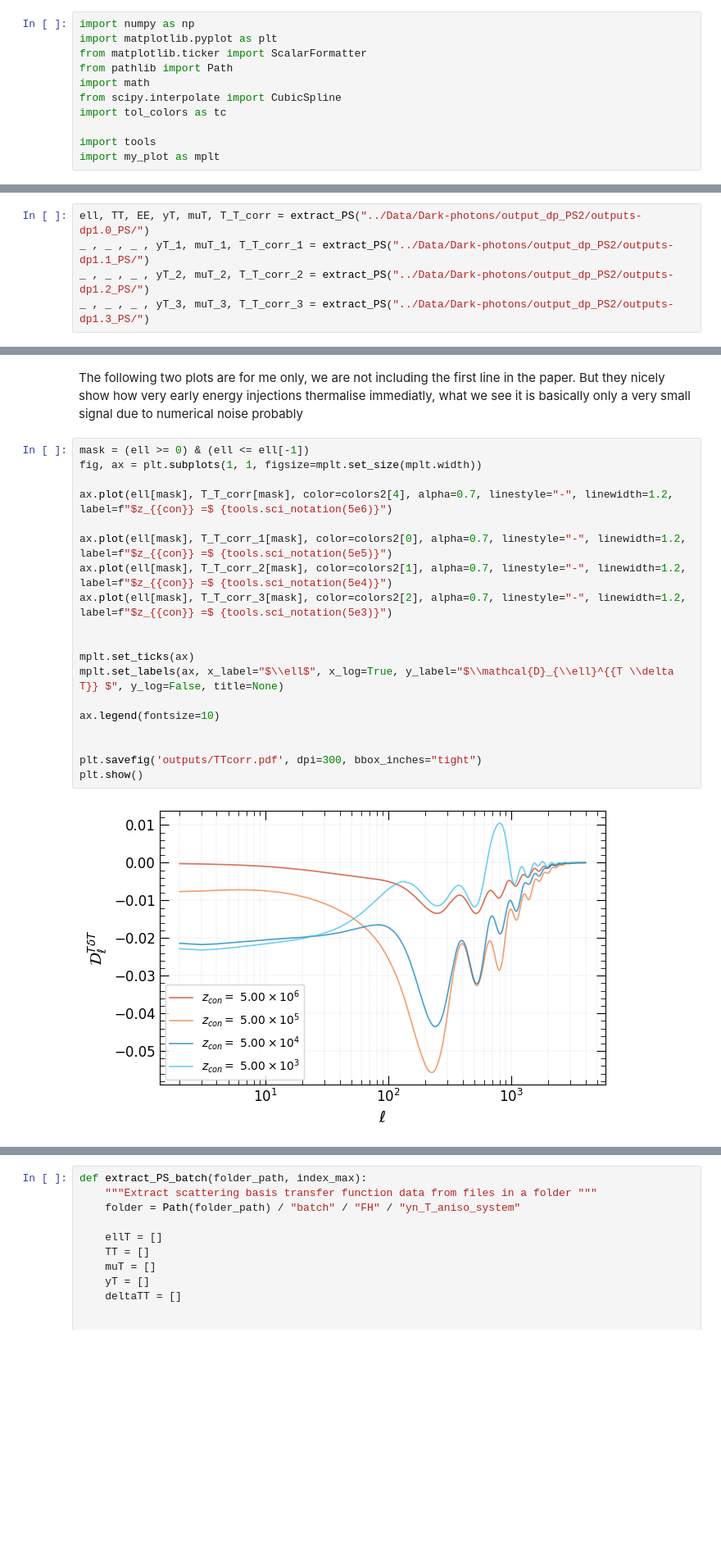
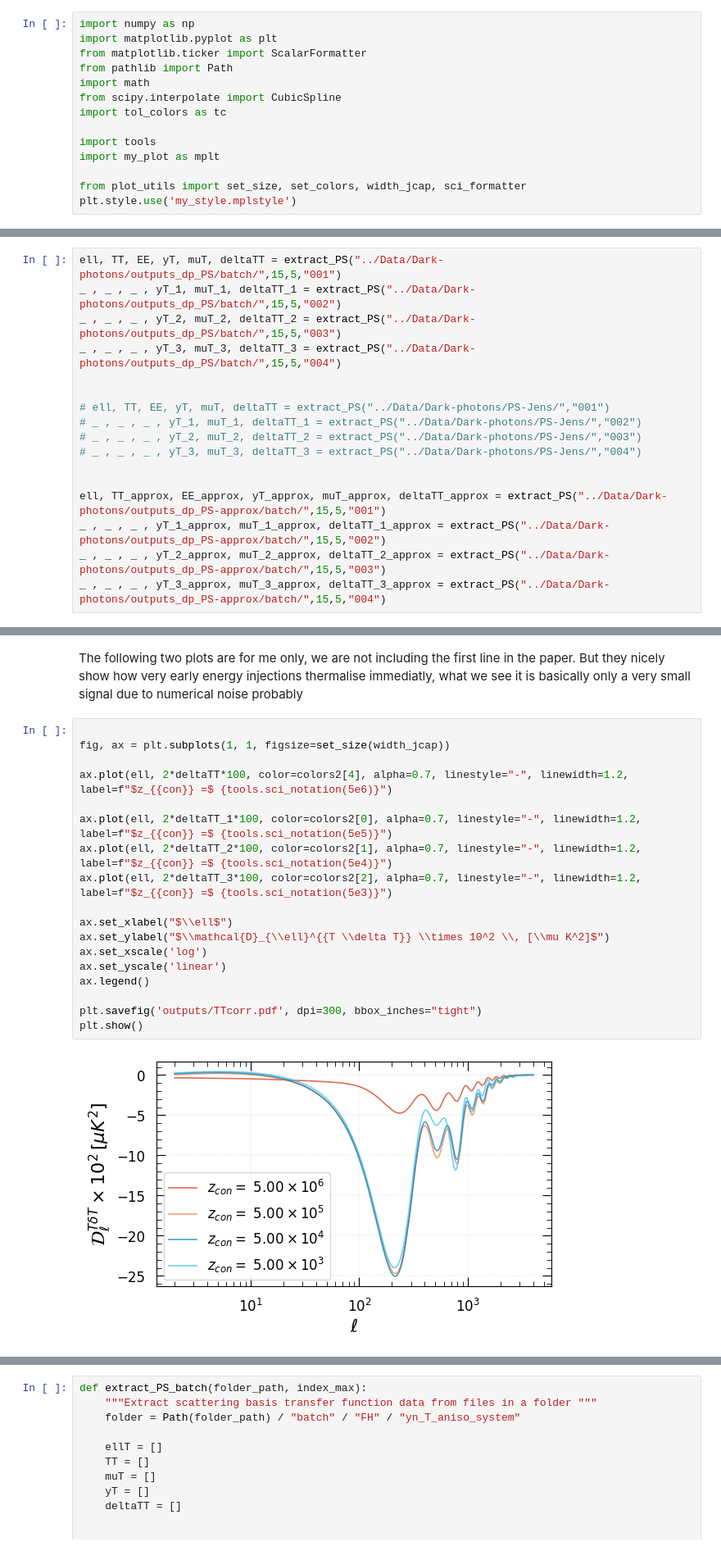
Before and after one commit to Sareva00/Photon_conversion, a Jupyter notebook: power_spectra.ipynb, the cells around one changed output, grey strips where cells are left out. Shown at 82% size. Saved outputs shown, nothing was run; the diff lists cells and outputs as text; blank space fills up the shorter version.

```diff
--- a/power_spectra.ipynb
+++ b/power_spectra.ipynb
@@ -9,5 +9,8 @@ import tol_colors as tc
 
 import tools
 import my_plot as mplt
+
+from plot_utils import set_size, set_colors, width_jcap, sci_formatter
+plt.style.use('my_style.mplstyle')
 # %%
 theta_bar = 1.7*1e-6
@@ -36,5 +67,17 @@ def extract_PS(folder_path):
 # %%
-ell, TT, EE, yT, muT, T_T_corr = extract_PS("../Data/Dark-photons/output_dp_PS2/outputs-dp1.0_PS/")
-_ , _ , _ , yT_1, muT_1, T_T_corr_1 = extract_PS("../Data/Dark-photons/output_dp_PS2/outputs-dp1.1_PS/")
-_ , _ , _ , yT_2, muT_2, T_T_corr_2 = extract_PS("../Data/Dark-photons/output_dp_PS2/outputs-dp1.2_PS/")
-_ , _ , _ , yT_3, muT_3, T_T_corr_3 = extract_PS("../Data/Dark-photons/output_dp_PS2/outputs-dp1.3_PS/")
+ell, TT, EE, yT, muT, deltaTT = extract_PS("../Data/Dark-photons/outputs_dp_PS/batch/",15,5,"001")
+_ , _ , _ , yT_1, muT_1, deltaTT_1 = extract_PS("../Data/Dark-photons/outputs_dp_PS/batch/",15,5,"002")
+_ , _ , _ , yT_2, muT_2, deltaTT_2 = extract_PS("../Data/Dark-photons/outputs_dp_PS/batch/",15,5,"003")
+_ , _ , _ , yT_3, muT_3, deltaTT_3 = extract_PS("../Data/Dark-photons/outputs_dp_PS/batch/",15,5,"004")
+
+
+# ell, TT, EE, yT, muT, deltaTT = extract_PS("../Data/Dark-photons/PS-Jens/","001")
+# _ , _ , _ , yT_1, muT_1, deltaTT_1 = extract_PS("../Data/Dark-photons/PS-Jens/","002")
+# _ , _ , _ , yT_2, muT_2, deltaTT_2 = extract_PS("../Data/Dark-photons/PS-Jens/","003")
+# _ , _ , _ , yT_3, muT_3, deltaTT_3 = extract_PS("../Data/Dark-photons/PS-Jens/","004")
+
+
+ell, TT_approx, EE_approx, yT_approx, muT_approx, deltaTT_approx = extract_PS("../Data/Dark-photons/outputs_dp_PS-approx/batch/",15,5,"001")
+_ , _ , _ , yT_1_approx, muT_1_approx, deltaTT_1_approx = extract_PS("../Data/Dark-photons/outputs_dp_PS-approx/batch/",15,5,"002")
+_ , _ , _ , yT_2_approx, muT_2_approx, deltaTT_2_approx = extract_PS("../Data/Dark-photons/outputs_dp_PS-approx/batch/",15,5,"003")
+_ , _ , _ , yT_3_approx, muT_3_approx, deltaTT_3_approx = extract_PS("../Data/Dark-photons/outputs_dp_PS-approx/batch/",15,5,"004")
@@ -60,23 +98,22 @@ plt.show()
 # %% [markdown]
 The following two plots are for me only, we are not including the first line in the paper. But they nicely show how very early energy injections thermalise immediatly, what we see it is basically only a very small signal due to numerical noise probably
 # %%
-mask = (ell >= 0) & (ell <= ell[-1])
-fig, ax = plt.subplots(1, 1, figsize=mplt.set_size(mplt.width))
 
-ax.plot(ell[mask], T_T_corr[mask], color=colors2[4], alpha=0.7, linestyle="-", linewidth=1.2, label=f"$z_{{con}} =$ {tools.sci_notation(5e6)}")
+fig, ax = plt.subplots(1, 1, figsize=set_size(width_jcap))
 
-ax.plot(ell[mask], T_T_corr_1[mask], color=colors2[0], alpha=0.7, linestyle="-", linewidth=1.2, label=f"$z_{{con}} =$ {tools.sci_notation(5e5)}")
-ax.plot(ell[mask], T_T_corr_2[mask], color=colors2[1], alpha=0.7, linestyle="-", linewidth=1.2, label=f"$z_{{con}} =$ {tools.sci_notation(5e4)}")
-ax.plot(ell[mask], T_T_corr_3[mask], color=colors2[2], alpha=0.7, linestyle="-", linewidth=1.2, label=f"$z_{{con}} =$ {tools.sci_notation(5e3)}")
+ax.plot(ell, 2*deltaTT*100, color=colors2[4], alpha=0.7, linestyle="-", linewidth=1.2, label=f"$z_{{con}} =$ {tools.sci_notation(5e6)}")
 
+ax.plot(ell, 2*deltaTT_1*100, color=colors2[0], alpha=0.7, linestyle="-", linewidth=1.2, label=f"$z_{{con}} =$ {tools.sci_notation(5e5)}")
+ax.plot(ell, 2*deltaTT_2*100, color=colors2[1], alpha=0.7, linestyle="-", linewidth=1.2, label=f"$z_{{con}} =$ {tools.sci_notation(5e4)}")
+ax.plot(ell, 2*deltaTT_3*100, color=colors2[2], alpha=0.7, linestyle="-", linewidth=1.2, label=f"$z_{{con}} =$ {tools.sci_notation(5e3)}")
 
-mplt.set_ticks(ax)
-mplt.set_labels(ax, x_label="$\\ell$", x_log=True, y_label="$\\mathcal{D}_{\\ell}^{{T \\delta T}} $", y_log=False, title=None)
-
-ax.legend(fontsize=10)
-
+ax.set_xlabel("$\\ell$")
+ax.set_ylabel("$\\mathcal{D}_{\\ell}^{{T \\delta T}} \\times 10^2 \\, [\\mu K^2]$")
+ax.set_xscale('log')
+ax.set_yscale('linear')
+ax.legend()
 
 plt.savefig('outputs/TTcorr.pdf', dpi=300, bbox_inches="tight")
 plt.show()
 # %% [output]
-[figure, old version]
+[figure, new version]
```
Also changed, not shown: parts of 19 cells of this notebook, 1 other file.
